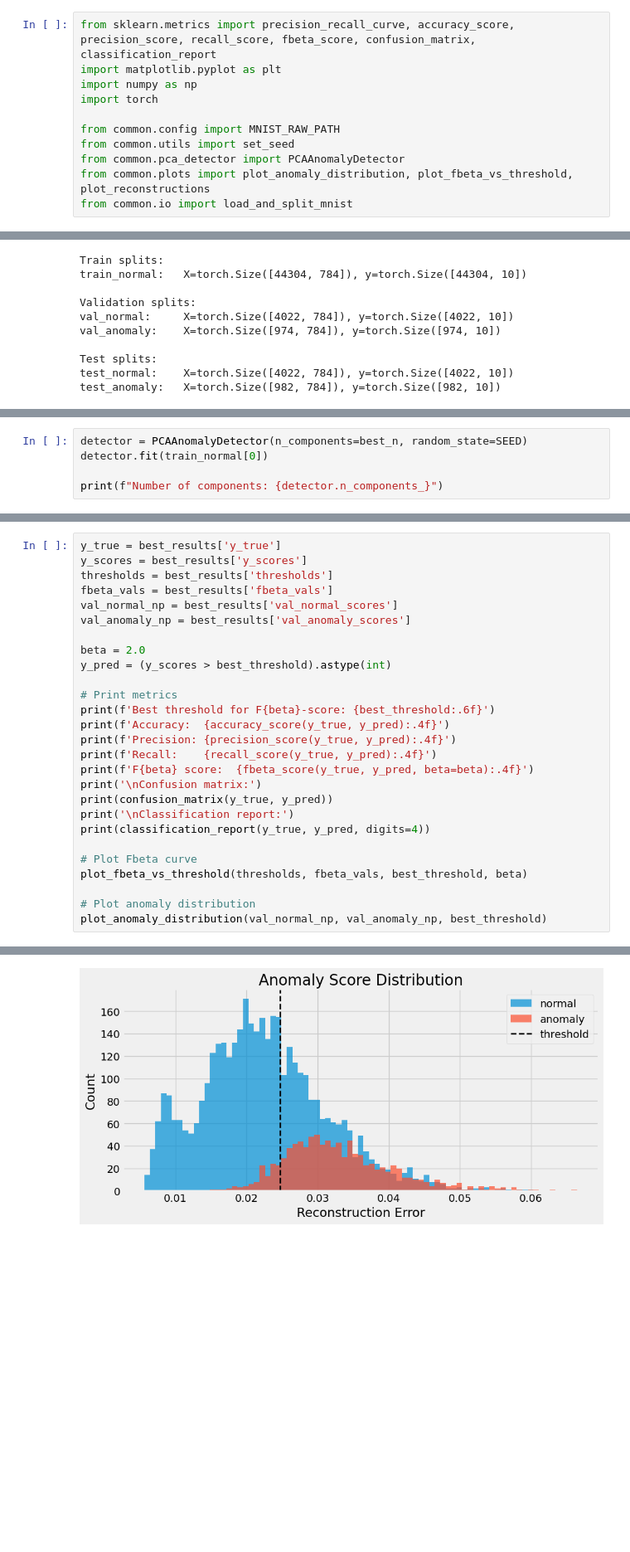
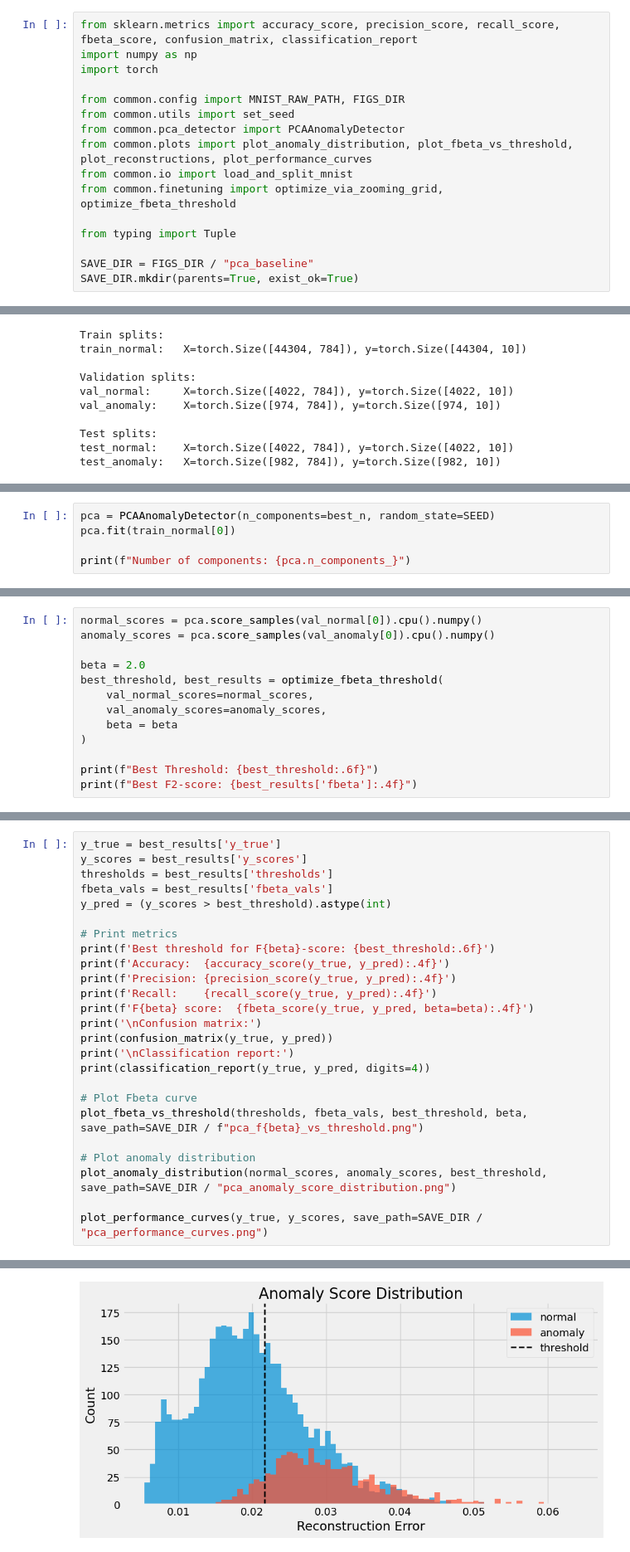
Before and after one commit to slymachenko/autoencoder-anomaly-detection, a Jupyter notebook: notebooks/pca_baseline.ipynb, the cells around one changed output, grey strips where cells are left out. Shown at 83% size. Cells and saved outputs as stored; diff of their text form; blank space fills up the shorter version.

Commit message:
UPD: hyperparm tuning redone; performance curve added; pca plots save added; mse calc for pca_detector fixed

```diff
--- a/notebooks/pca_baseline.ipynb
+++ b/notebooks/pca_baseline.ipynb
@@ -5,14 +5,19 @@ We build a PCA anomaly detection system to serve as a baseline for the further a
 # %%
-from sklearn.metrics import precision_recall_curve, accuracy_score, precision_score, recall_score, fbeta_score, confusion_matrix, classification_report
-import matplotlib.pyplot as plt
+from sklearn.metrics import accuracy_score, precision_score, recall_score, fbeta_score, confusion_matrix, classification_report
 import numpy as np
 import torch
 
-from common.config import MNIST_RAW_PATH
+from common.config import MNIST_RAW_PATH, FIGS_DIR
 from common.utils import set_seed
 from common.pca_detector import PCAAnomalyDetector
-from common.plots import plot_anomaly_distribution, plot_fbeta_vs_threshold, plot_reconstructions
+from common.plots import plot_anomaly_distribution, plot_fbeta_vs_threshold, plot_reconstructions, plot_performance_curves
 from common.io import load_and_split_mnist
+from common.finetuning import optimize_via_zooming_grid, optimize_fbeta_threshold
+
+from typing import Tuple
+
+SAVE_DIR = FIGS_DIR / "pca_baseline"
+SAVE_DIR.mkdir(parents=True, exist_ok=True)
 # %%
 SEED = 42
 rs = set_seed(SEED)
@@ -187,6 +115,6 @@ Best F2-score: 0.6991
 # %%
-detector = PCAAnomalyDetector(n_components=best_n, random_state=SEED)
-detector.fit(train_normal[0])
+pca = PCAAnomalyDetector(n_components=best_n, random_state=SEED)
+pca.fit(train_normal[0])
 
-print(f"Number of components: {detector.n_components_}")
+print(f"Number of components: {pca.n_components_}")
 # %% [output]
@@ -193,0 +126,13 @@ Number of components: 20
+# %%
+normal_scores = pca.score_samples(val_normal[0]).cpu().numpy()
+anomaly_scores = pca.score_samples(val_anomaly[0]).cpu().numpy()
+
+beta = 2.0
+best_threshold, best_results = optimize_fbeta_threshold(
+    val_normal_scores=normal_scores,
+    val_anomaly_scores=anomaly_scores,
+    beta = beta
+)
+
+print(f"Best Threshold: {best_threshold:.6f}")
+print(f"Best F2-score: {best_results['fbeta']:.4f}")
@@ -196,10 +144,6 @@ y_true = best_results['y_true']
 y_scores = best_results['y_scores']
 thresholds = best_results['thresholds']
 fbeta_vals = best_results['fbeta_vals']
-val_normal_np = best_results['val_normal_scores']
-val_anomaly_np = best_results['val_anomaly_scores']
-
-beta = 2.0
 y_pred = (y_scores > best_threshold).astype(int)
 
 # Print metrics
@@ -214,8 +158,10 @@ print('\nClassification report:')
 print(classification_report(y_true, y_pred, digits=4))
 
 # Plot Fbeta curve
-plot_fbeta_vs_threshold(thresholds, fbeta_vals, best_threshold, beta)
+plot_fbeta_vs_threshold(thresholds, fbeta_vals, best_threshold, beta, save_path=SAVE_DIR / f"pca_f{beta}_vs_threshold.png")
 
 # Plot anomaly distribution
-plot_anomaly_distribution(val_normal_np, val_anomaly_np, best_threshold)
+plot_anomaly_distribution(normal_scores, anomaly_scores, best_threshold, save_path=SAVE_DIR / "pca_anomaly_score_distribution.png")
+
+plot_performance_curves(y_true, y_scores, save_path=SAVE_DIR / "pca_performance_curves.png")
 # %% [output]
@@ -242 +188 @@ weighted avg     0.8463    0.6876    0.7200      4996
-[figure, old version]
+[figure, new version]
```
Also changed, not shown: parts of 11 cells of this notebook, 3 other files.
